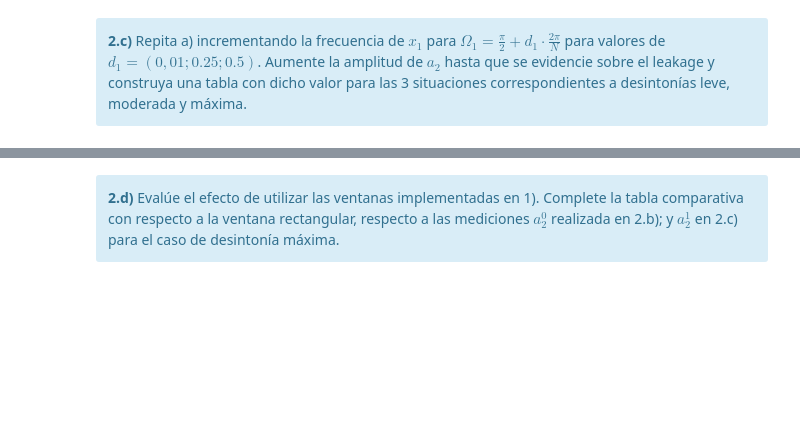
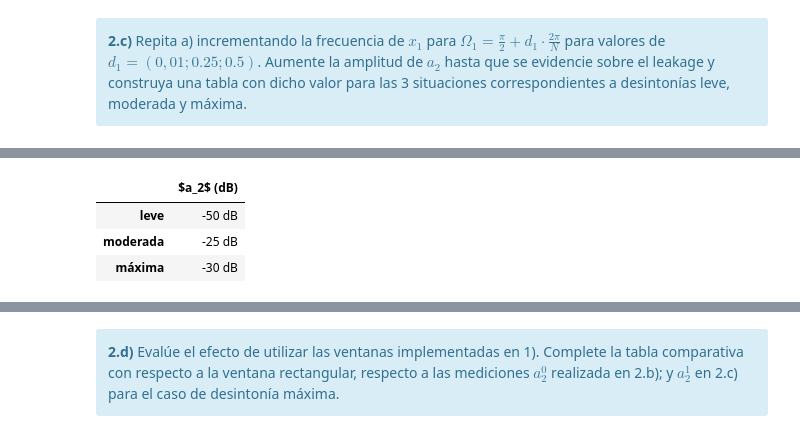
Before and after one commit to NicolasFerragamo/pdstestbench, a Jupyter notebook: TP2 - Ventanas.ipynb, the cells around one changed output, grey strips where cells are left out. Cells and saved outputs as stored; diff of their text form; code cells hidden in the pictures; blank space fills up the shorter version.

```diff
--- a/TP2 - Ventanas.ipynb
+++ b/TP2 - Ventanas.ipynb
@@ -554,0 +527,55 @@ HTML(df.to_html())
+# %%
+%matplotlib notebook
+mpl.rcParams['figure.figsize'] = (10,5)
+#from ipywidgets import interact
+
+N  = 1000 # muestras
+fs = 2*np.pi # Hz
+df = fs / N
+a0 = 1 # Volts
+f0 = np.pi / 2
+
+f1 = f0 + df*np.array([0.01, 0.25, 0.5],float)
+fd1 = np.array(['0.01', '0.25', '0.5'])
+f2 = f0+ 10*df
+A1 = np.array([a0 * 10**(-50/20), a0 * 10**(-25/20), a0 * 10**(-30/20)])
+A  = np.array(['-50 dB', '-25 dB', '-30 dB'])
+
+#%% Señales ej 2c
+tt = np.linspace(0, (N-1)/fs, N)
+freq = np.linspace(0, (N-1)*df, N) / fs
+V = len(f1)
+signal = np.vstack(np.transpose([(a0 * np.sin(2*np.pi*f1[j]*tt) + A1[j] * np.sin(2*np.pi*f2*tt))   for j in range(V)]))
+
+mod_signal = np.vstack(np.transpose([np.abs(fft(signal[:,ii]))*2/N  for ii in  range(V)]))
+mod_signal = 20 *np.log10(mod_signal)
+
+for (ii, this_fd1) in zip(range(V), fd1):
+# grafico
+     fig = plt.figure("Señal bitonal separada " + this_fd1, constrained_layout=True)
+     plt.title("Señal bitonal separada " + this_fd1)
+     plt.plot(freq[0:int(N/2)],mod_signal[0:int(N/2), ii], label=fd1[ii])
+     plt.xlabel("Frecuencia normalizada [f/fs]")
+     plt.ylabel("Magnitud [dB]")
+     plt.axhline(0, color="black")
+     plt.axvline(0, color="black")
+     plt.legend(loc = 'upper right')
+     plt.text(0.02, -8, A[ii], style='italic',
+        bbox={'facecolor': 'red', 'alpha': 0.5, 'pad': 10})
+     plt.grid()#
+
+
+
+#######################################
+# Tu simulación que genere resultados #
+#######################################
+
+tus_resultados = A
+df = DataFrame(tus_resultados, columns=['$a_2$ (dB)'],
+               index=[
+                        'leve',
+                        'moderada',
+                        'máxima',
+                     ])
+HTML(df.to_html())
+# %% [output]
@@ -554,0 +588,4 @@ HTML(df.to_html())
+|  | $a_2$ (dB) |
+| leve | -50 dB |
+| moderada | -25 dB |
+| máxima | -30 dB |
```
Also changed, not shown: parts of 6 cells of this notebook, 1 other file.
